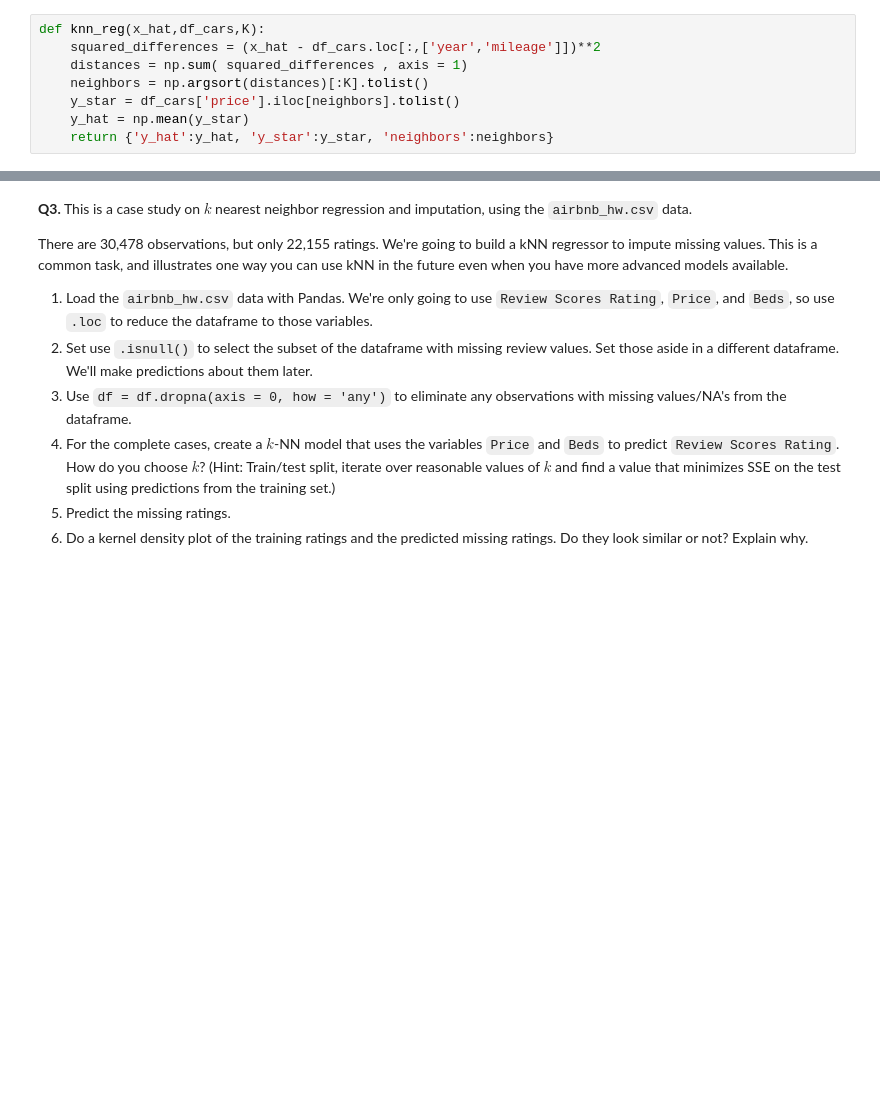
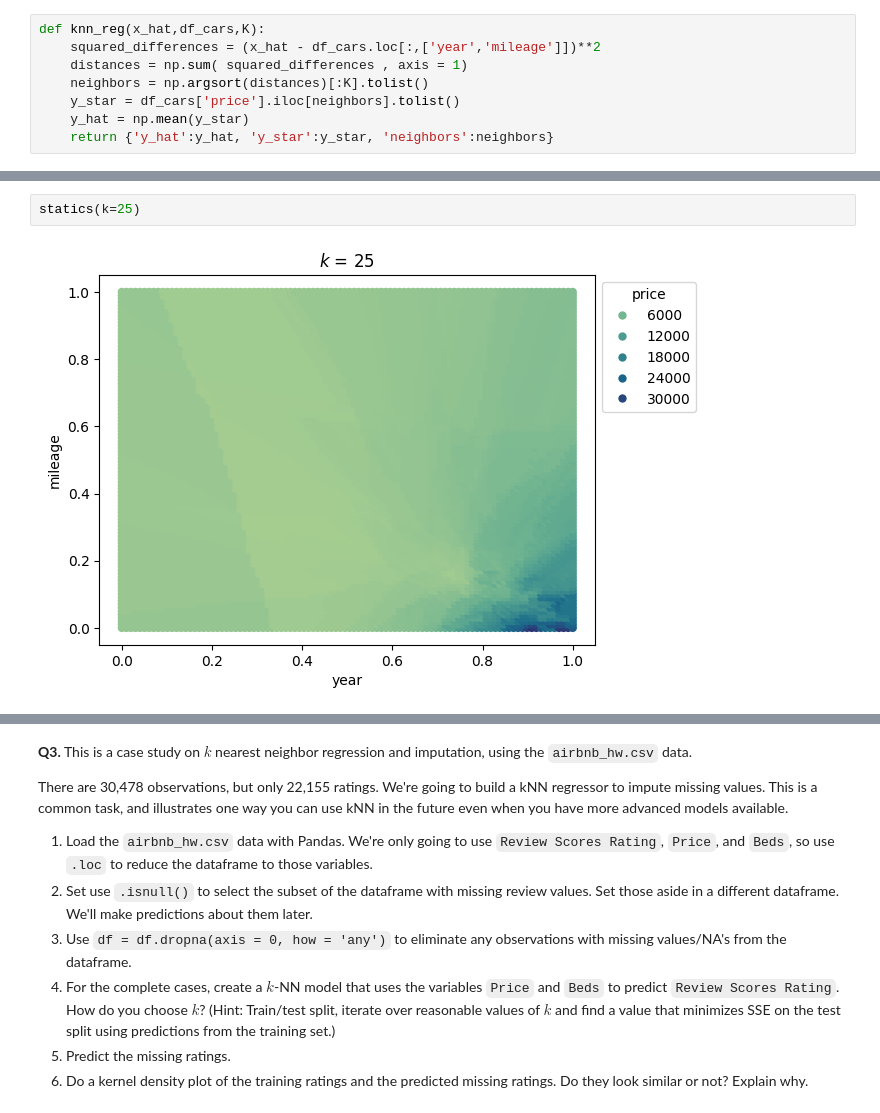
Before and after one commit to eaa3ug/knn_assignment, a Jupyter notebook: assignment_knn.ipynb, the cells around one changed output, grey strips where cells are left out. Drawn from its saved outputs; the diff is of its cells as text; blank space fills up the shorter version.

```diff
--- a/assignment_knn.ipynb
+++ b/assignment_knn.ipynb
@@ -107,0 +139,4 @@ print(knn)
+# %%
+statics(k=25)
+# %% [output]
+[figure, added]
```
Also changed, not shown: parts of 8 cells of this notebook.
